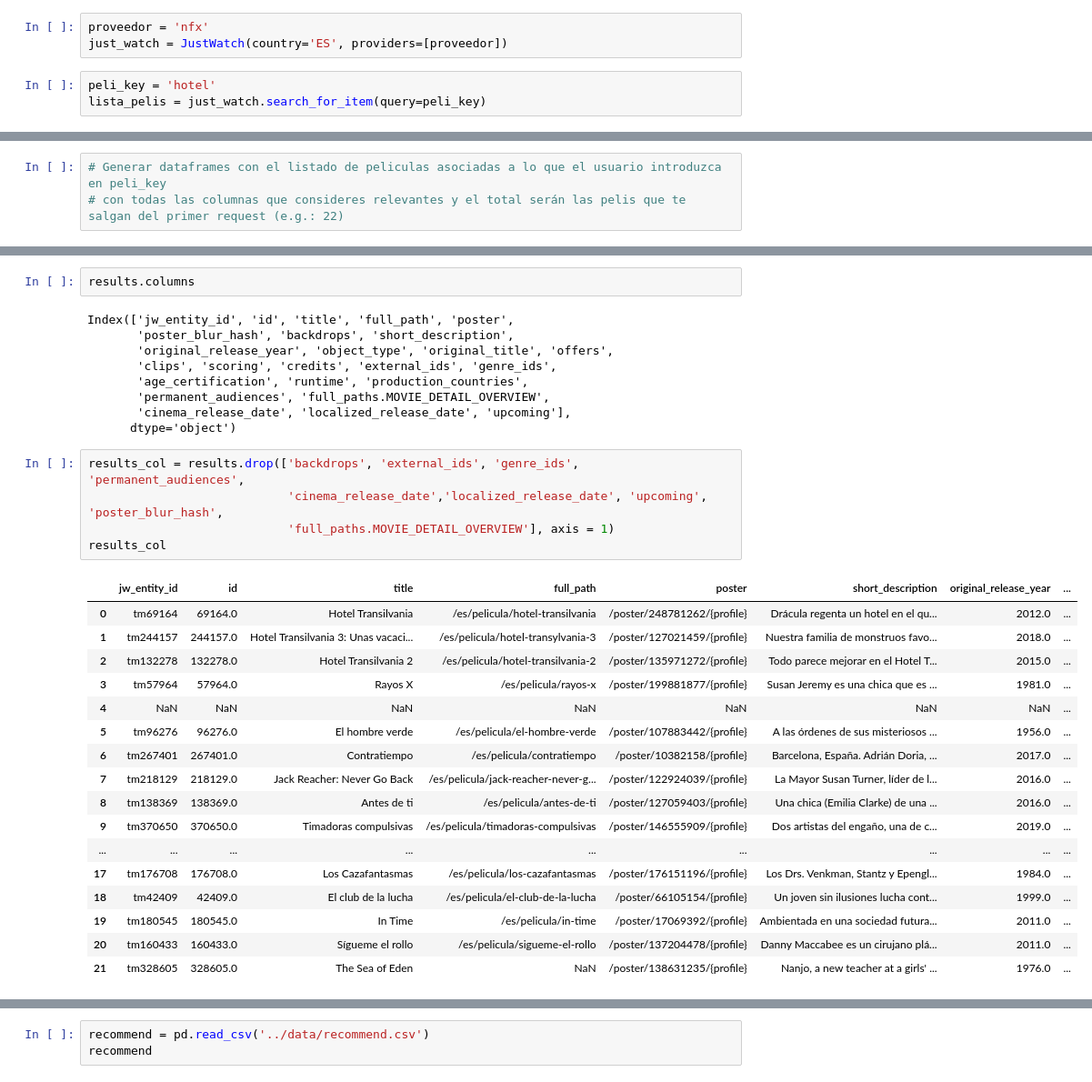
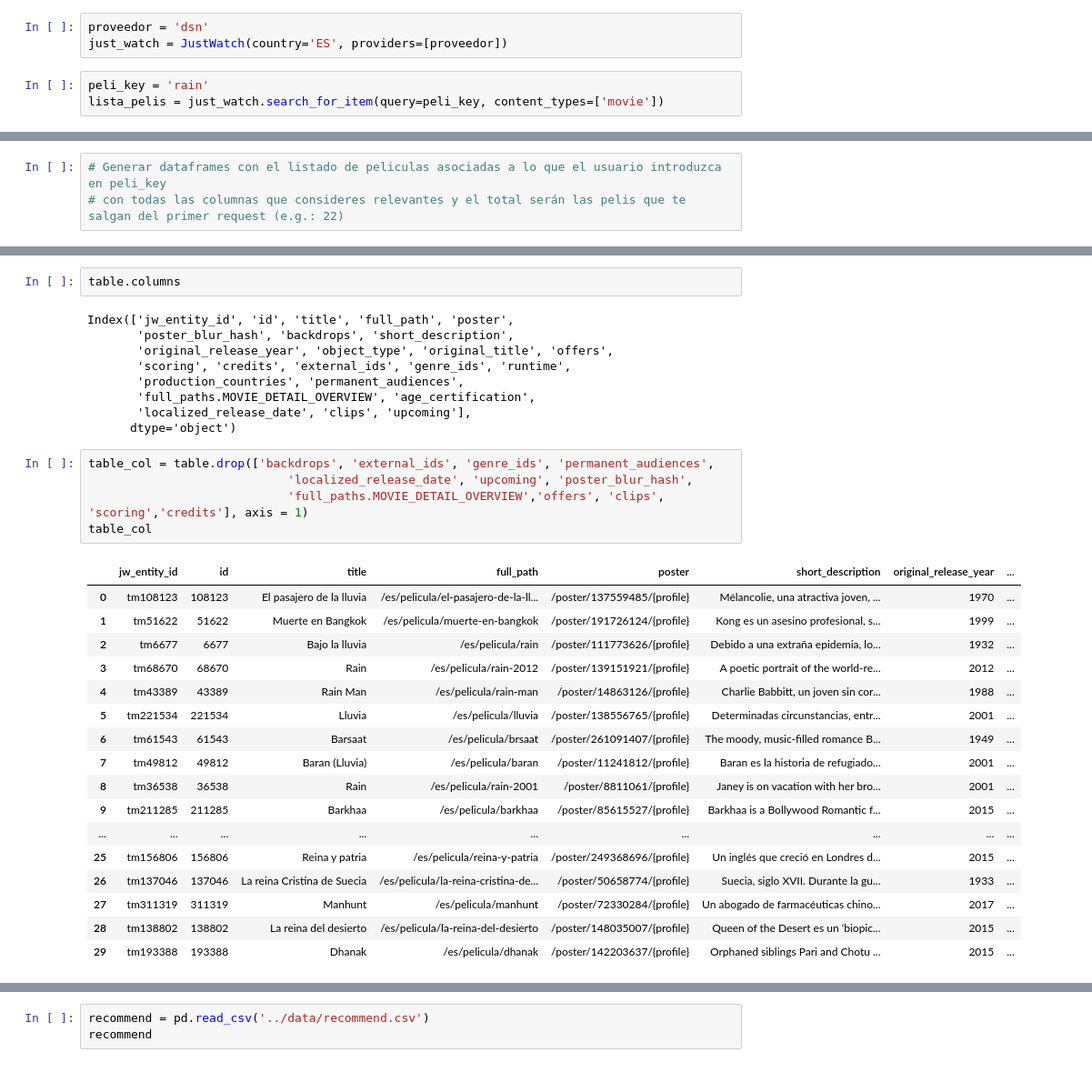
Before and after one commit to DarioDPR/ih_datamadpt1121_final_project, a Jupyter notebook: Notebooks/justwatch_baseline.ipynb, the cells around one changed output, grey strips where cells are left out. Shown at 91% size. Saved outputs shown, nothing was run; the diff lists cells and outputs as text.

```diff
--- a/Notebooks/justwatch_baseline.ipynb
+++ b/Notebooks/justwatch_baseline.ipynb
@@ -2,11 +2,11 @@
 import pandas as pd
 from justwatch import JustWatch
 # %%
-proveedor = 'nfx'
+proveedor = 'dsn'
 just_watch = JustWatch(country='ES', providers=[proveedor])
 # %%
-peli_key = 'hotel'
-lista_pelis = just_watch.search_for_item(query=peli_key)
+peli_key = 'rain'
+lista_pelis = just_watch.search_for_item(query=peli_key, content_types=['movie'])
 # %%
 total_list = len(lista_pelis['items'])
 total_list
@@ -116,35 +98,35 @@ results
 # %%
-results.columns
+table.columns
 # %% [output]
 Index(['jw_entity_id', 'id', 'title', 'full_path', 'poster',
        'poster_blur_hash', 'backdrops', 'short_description',
        'original_release_year', 'object_type', 'original_title', 'offers',
-       'clips', 'scoring', 'credits', 'external_ids', 'genre_ids',
-       'age_certification', 'runtime', 'production_countries',
-       'permanent_audiences', 'full_paths.MOVIE_DETAIL_OVERVIEW',
-       'cinema_release_date', 'localized_release_date', 'upcoming'],
+       'scoring', 'credits', 'external_ids', 'genre_ids', 'runtime',
+       'production_countries', 'permanent_audiences',
+       'full_paths.MOVIE_DETAIL_OVERVIEW', 'age_certification',
+       'localized_release_date', 'clips', 'upcoming'],
       dtype='object')
 # %%
-results_col = results.drop(['backdrops', 'external_ids', 'genre_ids', 'permanent_audiences',
-                            'cinema_release_date','localized_release_date', 'upcoming', 'poster_blur_hash',
-                            'full_paths.MOVIE_DETAIL_OVERVIEW'], axis = 1)
-results_col
+table_col = table.drop(['backdrops', 'external_ids', 'genre_ids', 'permanent_audiences',
+                            'localized_release_date', 'upcoming', 'poster_blur_hash',
+                            'full_paths.MOVIE_DETAIL_OVERVIEW','offers', 'clips', 'scoring','credits'], axis = 1)
+table_col
 # %% [output]
 |  | jw_entity_id | id | title | full_path | poster | short_description | original_release_year | ... |
-| 0 | tm69164 | 69164.0 | Hotel Transilvania | /es/pelicula/hotel-transilvania | /poster/248781262/{profile} | Drácula regenta un hotel en el qu... | 2012.0 | ... |
-| 1 | tm244157 | 244157.0 | Hotel Transilvania 3: Unas vacaci... | /es/pelicula/hotel-transylvania-3 | /poster/127021459/{profile} | Nuestra familia de monstruos favo... | 2018.0 | ... |
-| 2 | tm132278 | 132278.0 | Hotel Transilvania 2 | /es/pelicula/hotel-transilvania-2 | /poster/135971272/{profile} | Todo parece mejorar en el Hotel T... | 2015.0 | ... |
-| 3 | tm57964 | 57964.0 | Rayos X | /es/pelicula/rayos-x | /poster/199881877/{profile} | Susan Jeremy es una chica que es ... | 1981.0 | ... |
-| 4 | NaN | NaN | NaN | NaN | NaN | NaN | NaN | ... |
-| 5 | tm96276 | 96276.0 | El hombre verde | /es/pelicula/el-hombre-verde | /poster/107883442/{profile} | A las órdenes de sus misteriosos ... | 1956.0 | ... |
-| 6 | tm267401 | 267401.0 | Contratiempo | /es/pelicula/contratiempo | /poster/10382158/{profile} | Barcelona, España. Adrián Doria, ... | 2017.0 | ... |
-| 7 | tm218129 | 218129.0 | Jack Reacher: Never Go Back | /es/pelicula/jack-reacher-never-g... | /poster/122924039/{profile} | La Mayor Susan Turner, líder de l... | 2016.0 | ... |
-| 8 | tm138369 | 138369.0 | Antes de ti | /es/pelicula/antes-de-ti | /poster/127059403/{profile} | Una chica (Emilia Clarke) de una ... | 2016.0 | ... |
-| 9 | tm370650 | 370650.0 | Timadoras compulsivas | /es/pelicula/timadoras-compulsivas | /poster/146555909/{profile} | Dos artistas del engaño, una de c... | 2019.0 | ... |
+| 0 | tm108123 | 108123 | El pasajero de la lluvia | /es/pelicula/el-pasajero-de-la-ll... | /poster/137559485/{profile} | Mélancolie, una atractiva joven, ... | 1970 | ... |
+| 1 | tm51622 | 51622 | Muerte en Bangkok | /es/pelicula/muerte-en-bangkok | /poster/191726124/{profile} | Kong es un asesino profesional, s... | 1999 | ... |
+| 2 | tm6677 | 6677 | Bajo la lluvia | /es/pelicula/rain | /poster/111773626/{profile} | Debido a una extraña epidemia, lo... | 1932 | ... |
+| 3 | tm68670 | 68670 | Rain | /es/pelicula/rain-2012 | /poster/139151921/{profile} | A poetic portrait of the world-re... | 2012 | ... |
+| 4 | tm43389 | 43389 | Rain Man | /es/pelicula/rain-man | /poster/14863126/{profile} | Charlie Babbitt, un joven sin cor... | 1988 | ... |
+| 5 | tm221534 | 221534 | Lluvia | /es/pelicula/lluvia | /poster/138556765/{profile} | Determinadas circunstancias, entr... | 2001 | ... |
+| 6 | tm61543 | 61543 | Barsaat | /es/pelicula/brsaat | /poster/261091407/{profile} | The moody, music-filled romance B... | 1949 | ... |
+| 7 | tm49812 | 49812 | Baran (Lluvia) | /es/pelicula/baran | /poster/11241812/{profile} | Baran es la historia de refugiado... | 2001 | ... |
+| 8 | tm36538 | 36538 | Rain | /es/pelicula/rain-2001 | /poster/8811061/{profile} | Janey is on vacation with her bro... | 2001 | ... |
+| 9 | tm211285 | 211285 | Barkhaa | /es/pelicula/barkhaa | /poster/85615527/{profile} | Barkhaa is a Bollywood Romantic f... | 2015 | ... |
 | ... | ... | ... | ... | ... | ... | ... | ... | ... |
-| 17 | tm176708 | 176708.0 | Los Cazafantasmas | /es/pelicula/los-cazafantasmas | /poster/176151196/{profile} | Los Drs. Venkman, Stantz y Epengl... | 1984.0 | ... |
-| 18 | tm42409 | 42409.0 | El club de la lucha | /es/pelicula/el-club-de-la-lucha | /poster/66105154/{profile} | Un joven sin ilusiones lucha cont... | 1999.0 | ... |
-| 19 | tm180545 | 180545.0 | In Time | /es/pelicula/in-time | /poster/17069392/{profile} | Ambientada en una sociedad futura... | 2011.0 | ... |
-| 20 | tm160433 | 160433.0 | Sígueme el rollo | /es/pelicula/sigueme-el-rollo | /poster/137204478/{profile} | Danny Maccabee es un cirujano plá... | 2011.0 | ... |
-| 21 | tm328605 | 328605.0 | The Sea of Eden | NaN | /poster/138631235/{profile} | Nanjo, a new teacher at a girls' ... | 1976.0 | ... |
+| 25 | tm156806 | 156806 | Reina y patria | /es/pelicula/reina-y-patria | /poster/249368696/{profile} | Un inglés que creció en Londres d... | 2015 | ... |
+| 26 | tm137046 | 137046 | La reina Cristina de Suecia | /es/pelicula/la-reina-cristina-de... | /poster/50658774/{profile} | Suecia, siglo XVII. Durante la gu... | 1933 | ... |
+| 27 | tm311319 | 311319 | Manhunt | /es/pelicula/manhunt | /poster/72330284/{profile} | Un abogado de farmacéuticas chino... | 2017 | ... |
+| 28 | tm138802 | 138802 | La reina del desierto | /es/pelicula/la-reina-del-desierto | /poster/148035007/{profile} | Queen of the Desert es un ‘biopic... | 2015 | ... |
+| 29 | tm193388 | 193388 | Dhanak | /es/pelicula/dhanak | /poster/142203637/{profile} | Orphaned siblings Pari and Chotu ... | 2015 | ... |
 # %%
```
Also changed, not shown: parts of 9 cells of this notebook, 2 other files.
